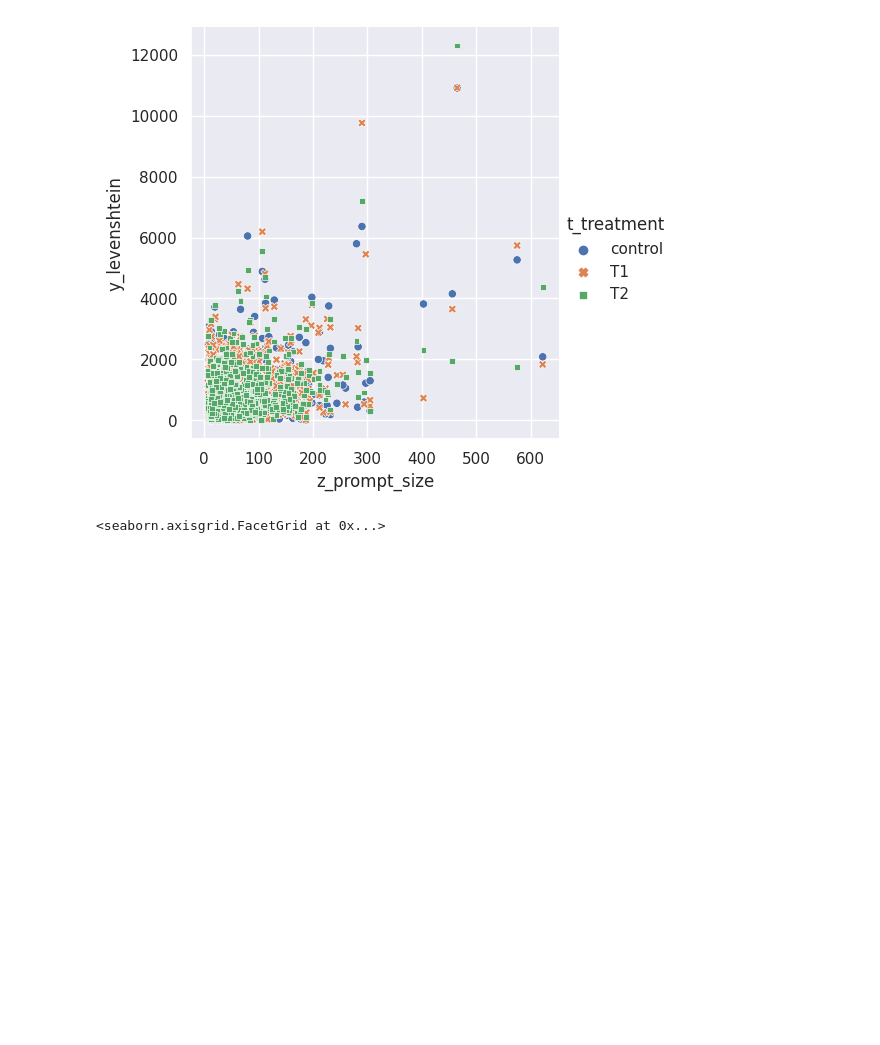
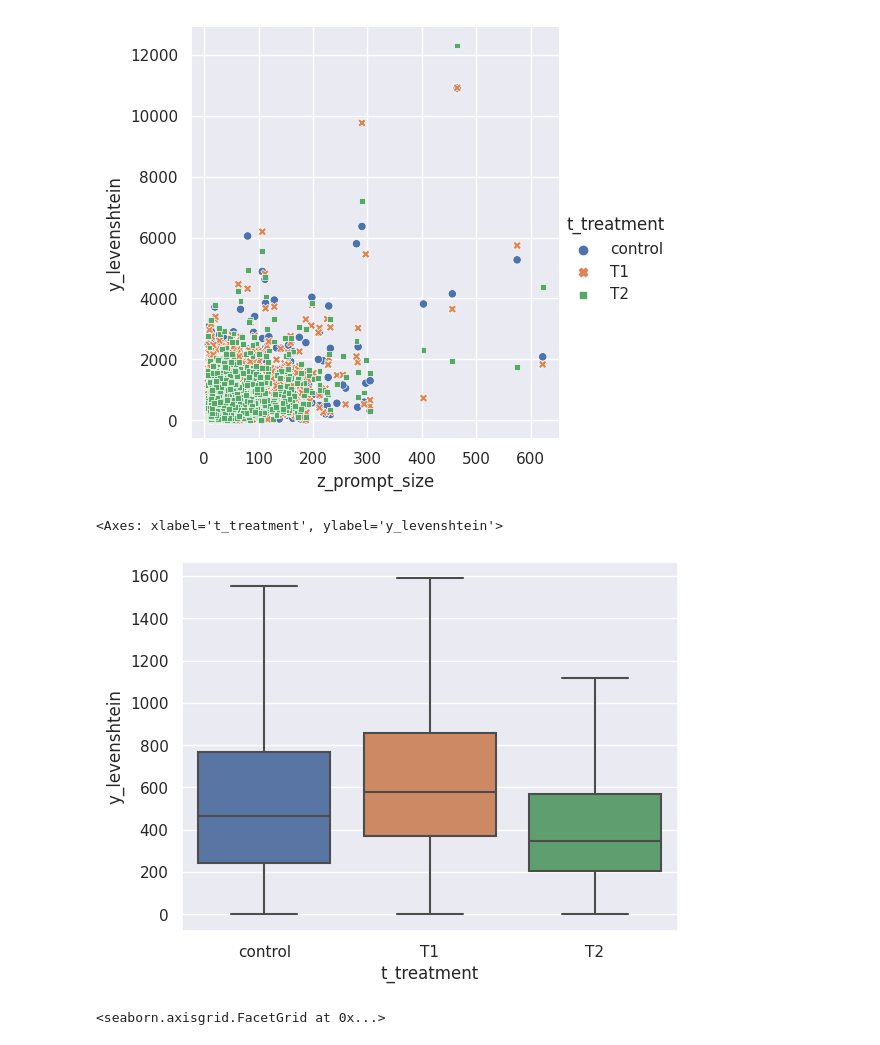
Before and after one commit to WM-SEMERU/galeras-benchmark, a Jupyter notebook: notebooks/01_causal_inference_eda.ipynb, the cells around one changed output. Cells and saved outputs as stored; diff of their text form; code cells hidden in the pictures; blank space fills up the shorter version.

```diff
--- a/notebooks/01_causal_inference_eda.ipynb
+++ b/notebooks/01_causal_inference_eda.ipynb
@@ -100,6 +100,8 @@ sns.displot(df, x="y_levenshtein", hue="t_treatment",kind="ecdf")
 #sns.histplot(data=df_prune[["words0","words1"]], kde=True, log_scale=True).set_title("test")
 # %%
 df.head()
+# %%
+matplotlib.style.use('ggplot')
 # %%
 df[['y_levenshtein','t_treatment']].boxplot( by='t_treatment',
     bootstrap=500,
@@ -170,6 +184,11 @@ sns.relplot(
 # %% [output]
 <seaborn.axisgrid.FacetGrid at 0x...>
 [figure]
+# %%
+sns.boxplot(data=df[['y_levenshtein','t_treatment']], x="t_treatment", y="y_levenshtein",showfliers=False)
+# %% [output]
+<Axes: xlabel='t_treatment', ylabel='y_levenshtein'>
+[figure, added]
 # %%
 sns.relplot(
     data=df,
```
Also changed, not shown: parts of 2 cells of this notebook, 14 other files.
